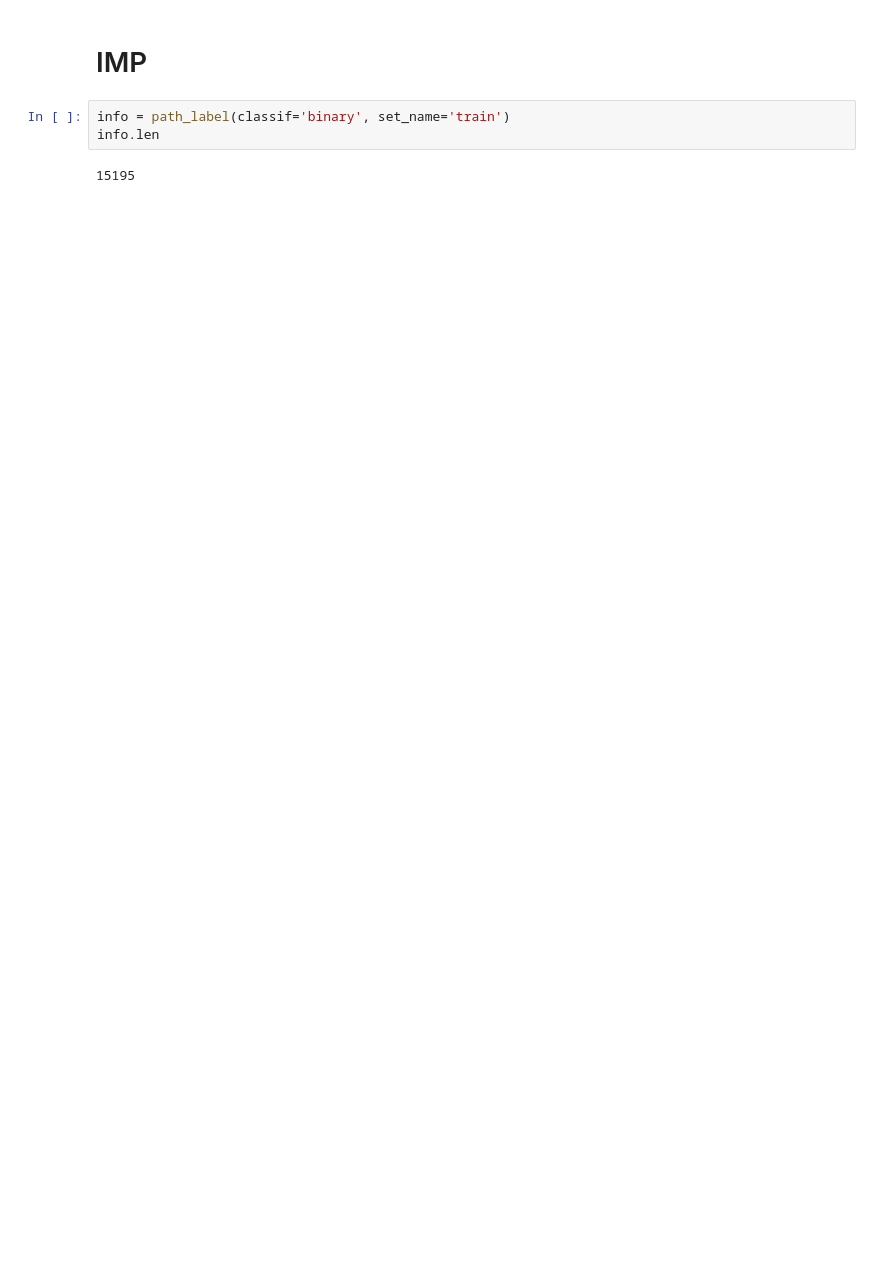
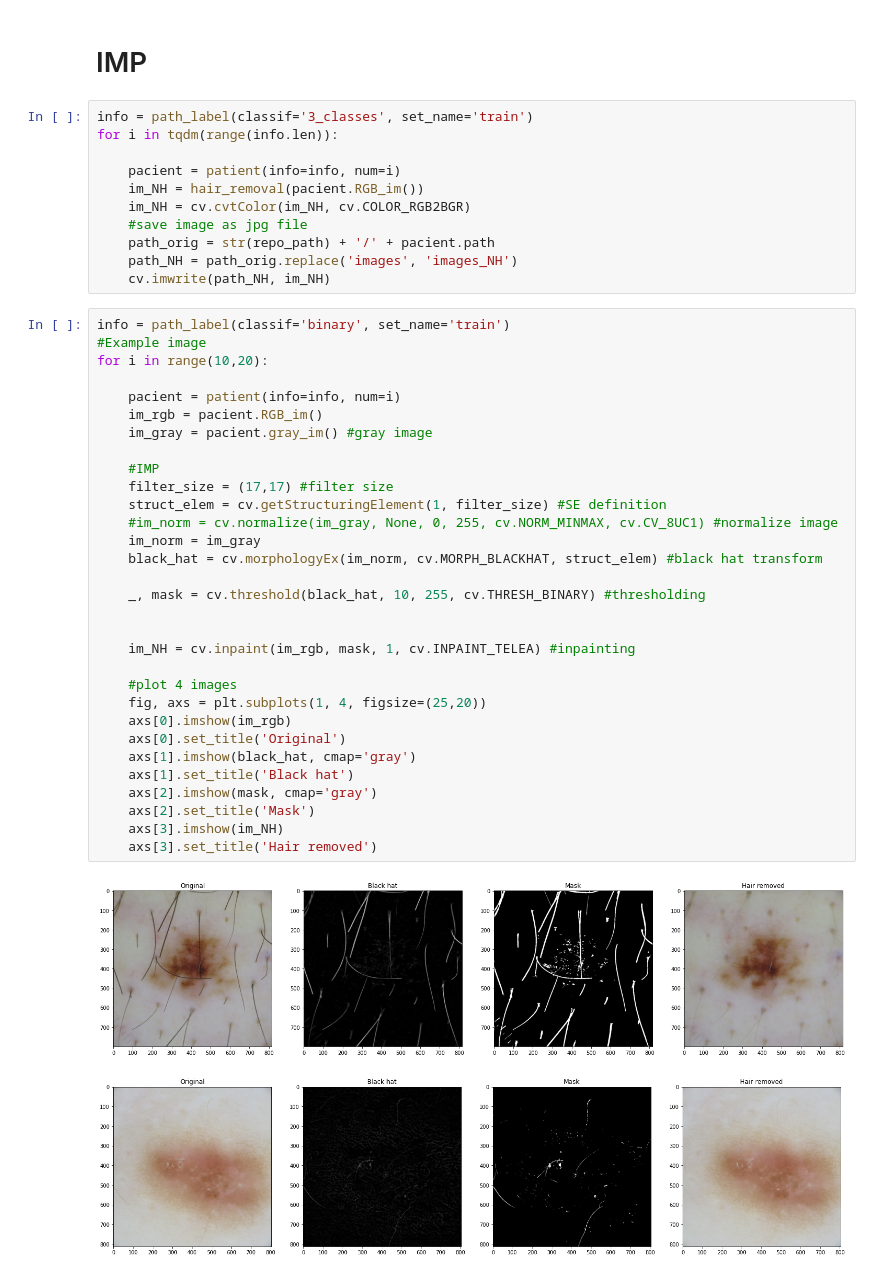
Before and after one commit to Likalto4/skin_lesion_classification, a Jupyter notebook: Machine_Learning/notebooks/preprocessing/Hair_removal.ipynb, the cells around one changed output. Drawn from its saved outputs; the diff is of its cells as text; blank space fills up the shorter version.

```diff
--- a/Machine_Learning/notebooks/preprocessing/Hair_removal.ipynb
+++ b/Machine_Learning/notebooks/preprocessing/Hair_removal.ipynb
@@ -31,7 +64,47 @@ Current folder is: /home/ricardino/Documents/MAIA/tercer_semestre/CAD/Projecte/M
 # %% [markdown]
 # IMP
-# %%
-info = path_label(classif='binary', set_name='train')
-info.len
-# %% [output]
-15195
+# %%
+info = path_label(classif='3_classes', set_name='train')
+for i in tqdm(range(info.len)):
+
+    pacient = patient(info=info, num=i)
+    im_NH = hair_removal(pacient.RGB_im())
+    im_NH = cv.cvtColor(im_NH, cv.COLOR_RGB2BGR)
+    #save image as jpg file
+    path_orig = str(repo_path) + '/' + pacient.path
+    path_NH = path_orig.replace('images', 'images_NH')
+    cv.imwrite(path_NH, im_NH)
+# %%
+info = path_label(classif='binary', set_name='train')
+#Example image
+for i in range(10,20):
+
+    pacient = patient(info=info, num=i)
+    im_rgb = pacient.RGB_im()
+    im_gray = pacient.gray_im() #gray image
+
+    #IMP
+    filter_size = (17,17) #filter size
+    struct_elem = cv.getStructuringElement(1, filter_size) #SE definition
+    #im_norm = cv.normalize(im_gray, None, 0, 255, cv.NORM_MINMAX, cv.CV_8UC1) #normalize image
+    im_norm = im_gray
+    black_hat = cv.morphologyEx(im_norm, cv.MORPH_BLACKHAT, struct_elem) #black hat transform
+
+    _, mask = cv.threshold(black_hat, 10, 255, cv.THRESH_BINARY) #thresholding
+
+
+    im_NH = cv.inpaint(im_rgb, mask, 1, cv.INPAINT_TELEA) #inpainting
+
+    #plot 4 images
+    fig, axs = plt.subplots(1, 4, figsize=(25,20))
+    axs[0].imshow(im_rgb)
+    axs[0].set_title('Original')
+    axs[1].imshow(black_hat, cmap='gray')
+    axs[1].set_title('Black hat')
+    axs[2].imshow(mask, cmap='gray')
+    axs[2].set_title('Mask')
+    axs[3].imshow(im_NH)
+    axs[3].set_title('Hair removed')
+# %% [output]
+[figure, added]
+[figure, added]
```
Also changed, not shown: parts of 4 cells of this notebook, 9 other files.
